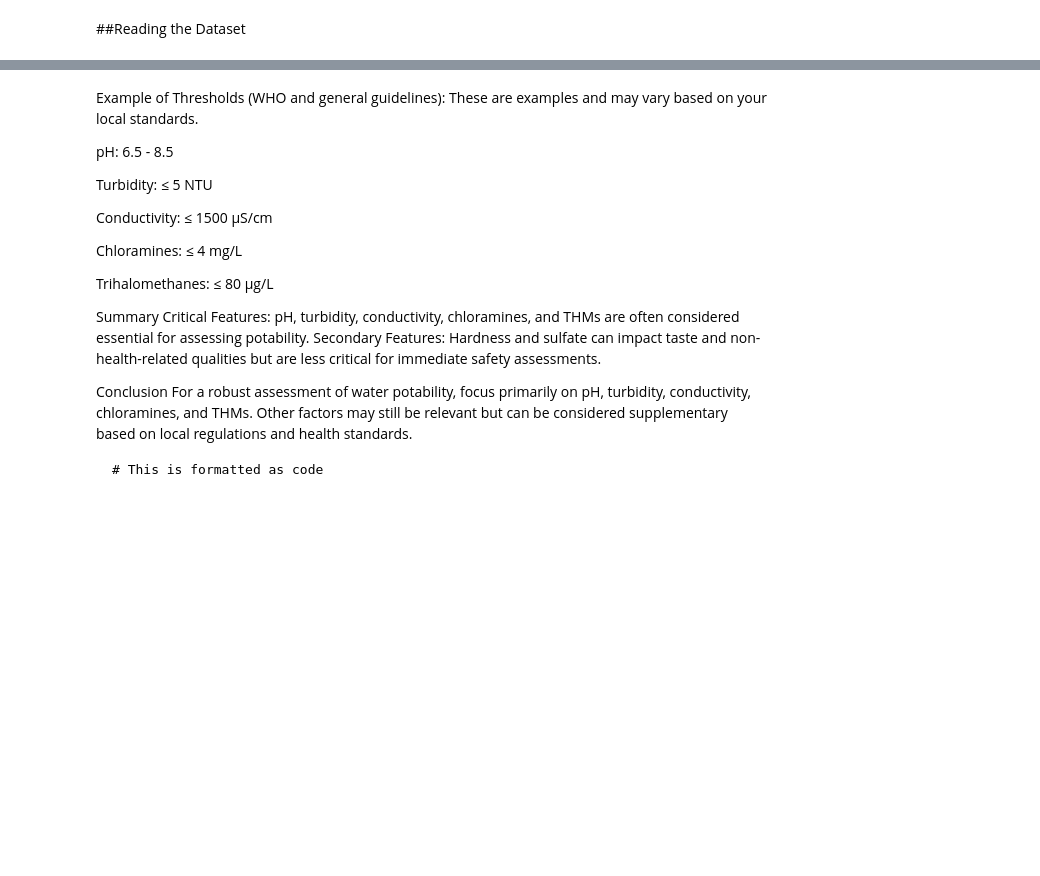
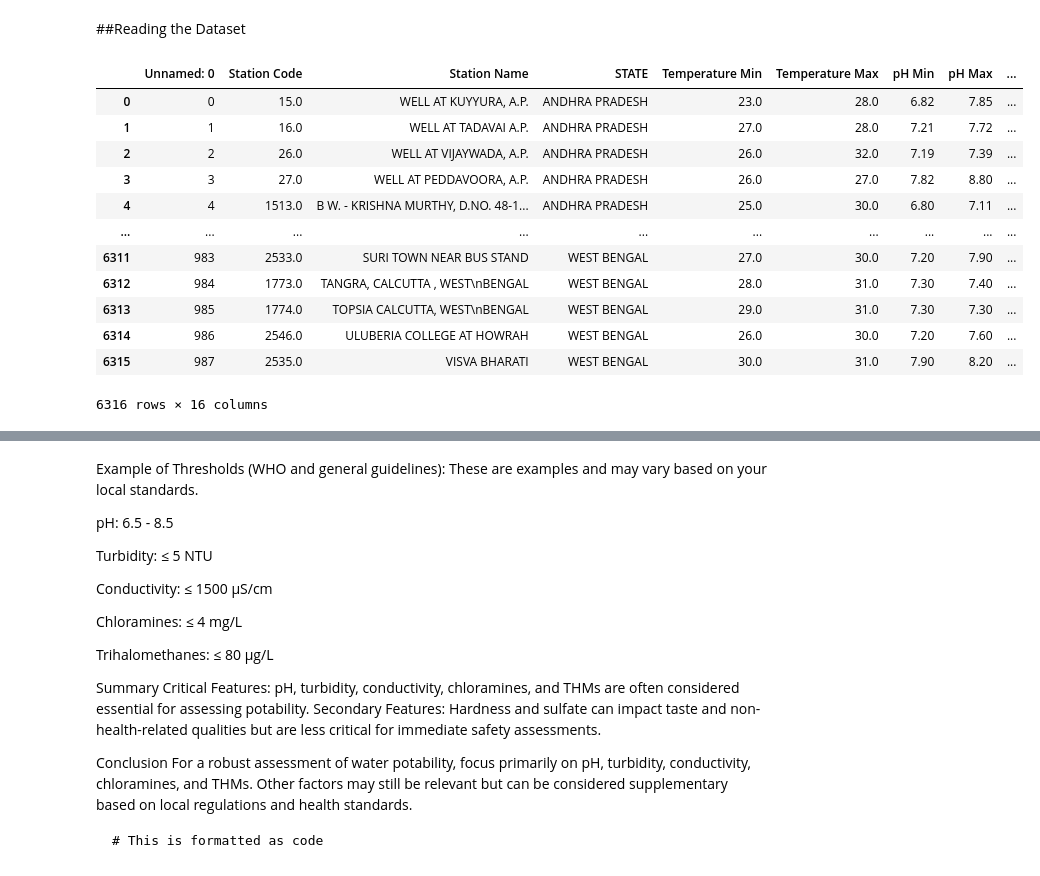
Before and after one commit to cyberdreams8/water-quality-analysis-and-prediction-2, a Jupyter notebook: PDS_waterquality.ipynb, the cells around one changed output, grey strips where cells are left out. Saved outputs shown, nothing was run; the diff lists cells and outputs as text; code cells hidden in the pictures; blank space fills up the shorter version.

```diff
--- a/PDS_waterquality.ipynb
+++ b/PDS_waterquality.ipynb
@@ -13,0 +14,16 @@ Dataset = pd.read_csv("water_quality_data.csv")
+# %%
+Dataset
+# %% [output]
+|  | Unnamed: 0 | Station Code | Station Name | STATE | Temperature Min | Temperature Max | pH Min | pH Max | ... |
+| 0 | 0 | 15.0 | WELL AT KUYYURA, A.P. | ANDHRA PRADESH | 23.0 | 28.0 | 6.82 | 7.85 | ... |
+| 1 | 1 | 16.0 | WELL AT TADAVAI A.P. | ANDHRA PRADESH | 27.0 | 28.0 | 7.21 | 7.72 | ... |
+| 2 | 2 | 26.0 | WELL AT VIJAYWADA, A.P. | ANDHRA PRADESH | 26.0 | 32.0 | 7.19 | 7.39 | ... |
+| 3 | 3 | 27.0 | WELL AT PEDDAVOORA, A.P. | ANDHRA PRADESH | 26.0 | 27.0 | 7.82 | 8.80 | ... |
+| 4 | 4 | 1513.0 | B W. - KRISHNA MURTHY, D.NO. 48-1... | ANDHRA PRADESH | 25.0 | 30.0 | 6.80 | 7.11 | ... |
+| ... | ... | ... | ... | ... | ... | ... | ... | ... | ... |
+| 6311 | 983 | 2533.0 | SURI TOWN NEAR BUS STAND | WEST BENGAL | 27.0 | 30.0 | 7.20 | 7.90 | ... |
+| 6312 | 984 | 1773.0 | TANGRA, CALCUTTA , WEST\nBENGAL | WEST BENGAL | 28.0 | 31.0 | 7.30 | 7.40 | ... |
+| 6313 | 985 | 1774.0 | TOPSIA CALCUTTA, WEST\nBENGAL | WEST BENGAL | 29.0 | 31.0 | 7.30 | 7.30 | ... |
+| 6314 | 986 | 2546.0 | ULUBERIA COLLEGE AT HOWRAH | WEST BENGAL | 26.0 | 30.0 | 7.20 | 7.60 | ... |
+| 6315 | 987 | 2535.0 | VISVA BHARATI | WEST BENGAL | 30.0 | 31.0 | 7.90 | 8.20 | ... |
+6316 rows × 16 columns
```
Also changed, not shown: parts of 16 cells of this notebook.
